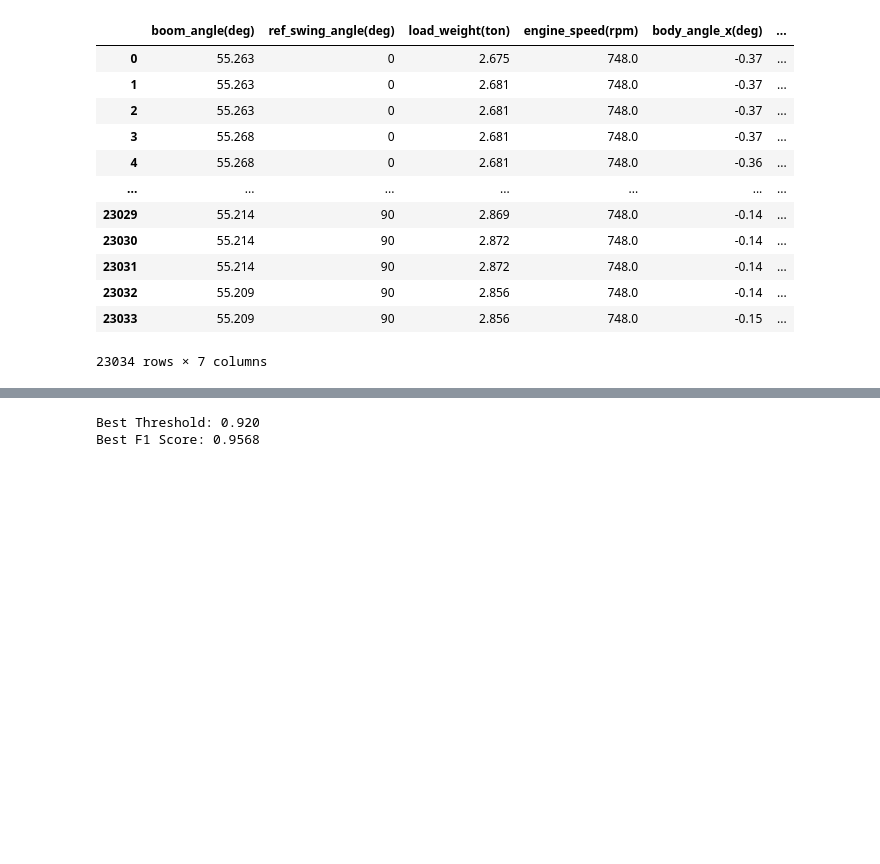
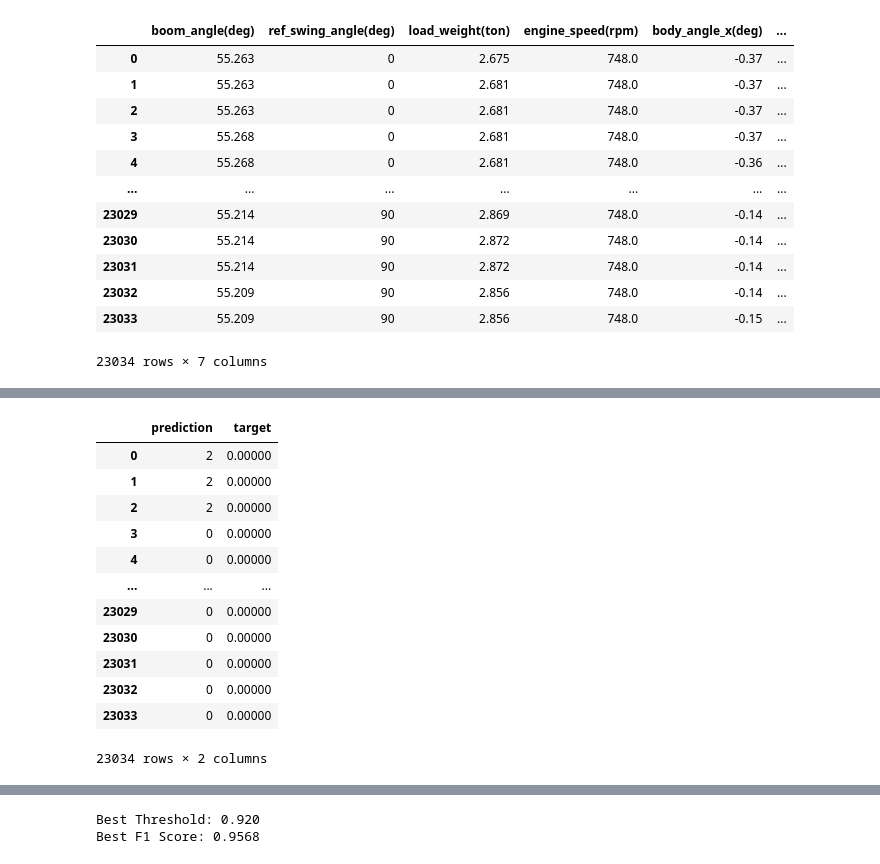
Before and after one commit to jinbeomjeong/estimate_crawler_crane_ground_pressure, a Jupyter notebook: analysis_rollover_detection_onnx_model_15m.ipynb, the cells around one changed output, grey strips where cells are left out. Cells and saved outputs as stored; diff of their text form; code cells hidden in the pictures; blank space fills up the shorter version.

```diff
--- a/analysis_rollover_detection_onnx_model.ipynb
+++ b/analysis_rollover_detection_onnx_model_15m.ipynb
@@ -350,3 +250,23 @@ pred_arr = np.array(pred_list)
+# %%
+pred_df = pd.DataFrame(pred_arr, columns=['prediction'])
+target_df = pd.DataFrame(target, columns=['target'])
+
+temp = pd.concat([pred_df, target_df], axis=1)
+temp
+# %% [output]
+|  | prediction | target |
+| 0 | 2 | 0.00000 |
+| 1 | 2 | 0.00000 |
+| 2 | 2 | 0.00000 |
+| 3 | 0 | 0.00000 |
+| 4 | 0 | 0.00000 |
+| ... | ... | ... |
+| 23029 | 0 | 0.00000 |
+| 23030 | 0 | 0.00000 |
+| 23031 | 0 | 0.00000 |
+| 23032 | 0 | 0.00000 |
+| 23033 | 0 | 0.00000 |
+23034 rows × 2 columns
 # %%
 target_string = []
 
```
Also changed, not shown: parts of 19 cells of this notebook, 23 other files.
